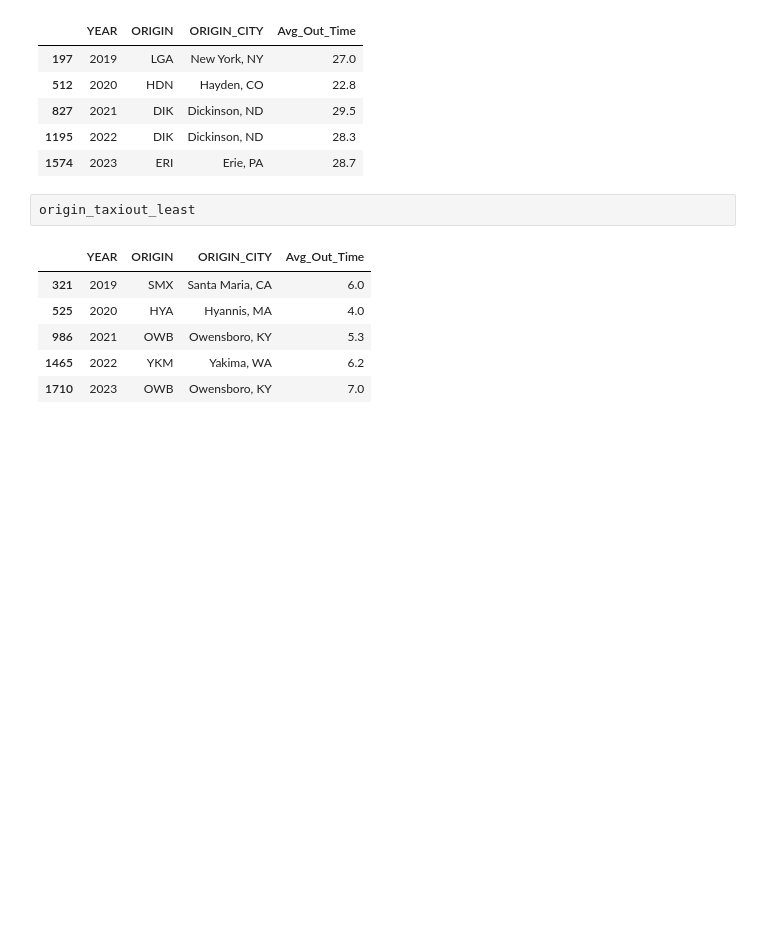
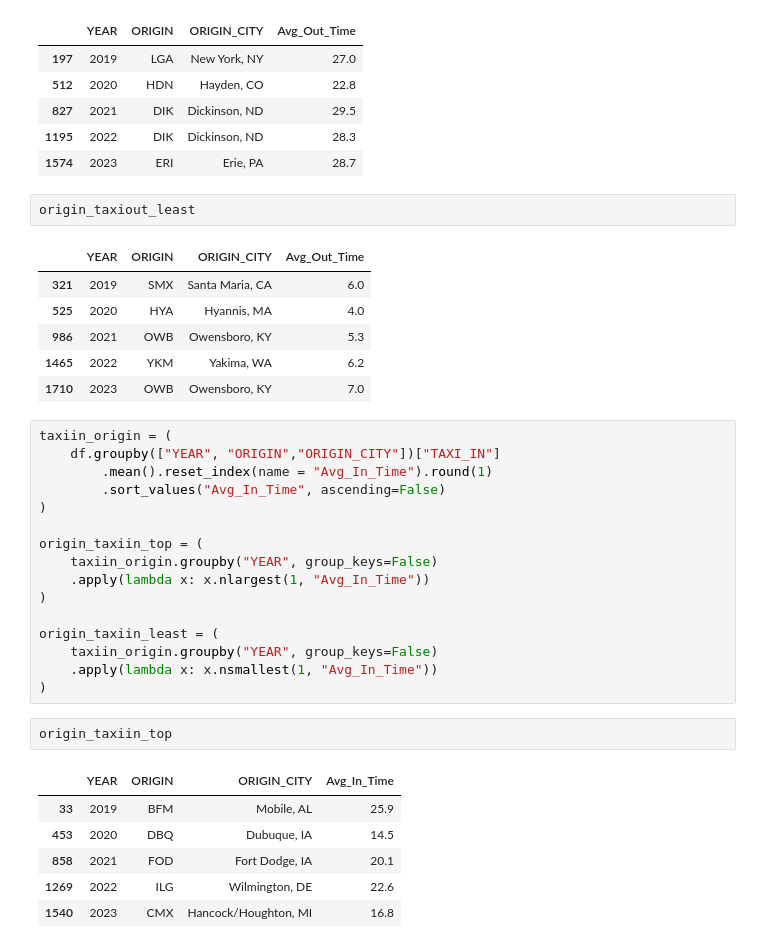
Before and after one commit to nguyenminhthuy/flight-delay-analysis-py, a Jupyter notebook: flight-analysis.ipynb, the cells around one changed output. Drawn from its saved outputs; the diff is of its cells as text; blank space fills up the shorter version.

```diff
--- a/flight-analysis.ipynb
+++ b/flight-analysis.ipynb
@@ -740,3 +732,28 @@ origin_taxiout_least
 | 986 | 2021 | OWB | Owensboro, KY | 5.3 |
 | 1465 | 2022 | YKM | Yakima, WA | 6.2 |
 | 1710 | 2023 | OWB | Owensboro, KY | 7.0 |
+# %%
+taxiin_origin = (
+    df.groupby(["YEAR", "ORIGIN","ORIGIN_CITY"])["TAXI_IN"]
+        .mean().reset_index(name = "Avg_In_Time").round(1)
+        .sort_values("Avg_In_Time", ascending=False)
+)
+
+origin_taxiin_top = (
+    taxiin_origin.groupby("YEAR", group_keys=False)
+    .apply(lambda x: x.nlargest(1, "Avg_In_Time"))
+)
+
+origin_taxiin_least = (
+    taxiin_origin.groupby("YEAR", group_keys=False)
+    .apply(lambda x: x.nsmallest(1, "Avg_In_Time"))
+)
+# %%
+origin_taxiin_top
+# %% [output]
+|  | YEAR | ORIGIN | ORIGIN_CITY | Avg_In_Time |
+| 33 | 2019 | BFM | Mobile, AL | 25.9 |
+| 453 | 2020 | DBQ | Dubuque, IA | 14.5 |
+| 858 | 2021 | FOD | Fort Dodge, IA | 20.1 |
+| 1269 | 2022 | ILG | Wilmington, DE | 22.6 |
+| 1540 | 2023 | CMX | Hancock/Houghton, MI | 16.8 |
```
Also changed, not shown: parts of 11 cells of this notebook.
